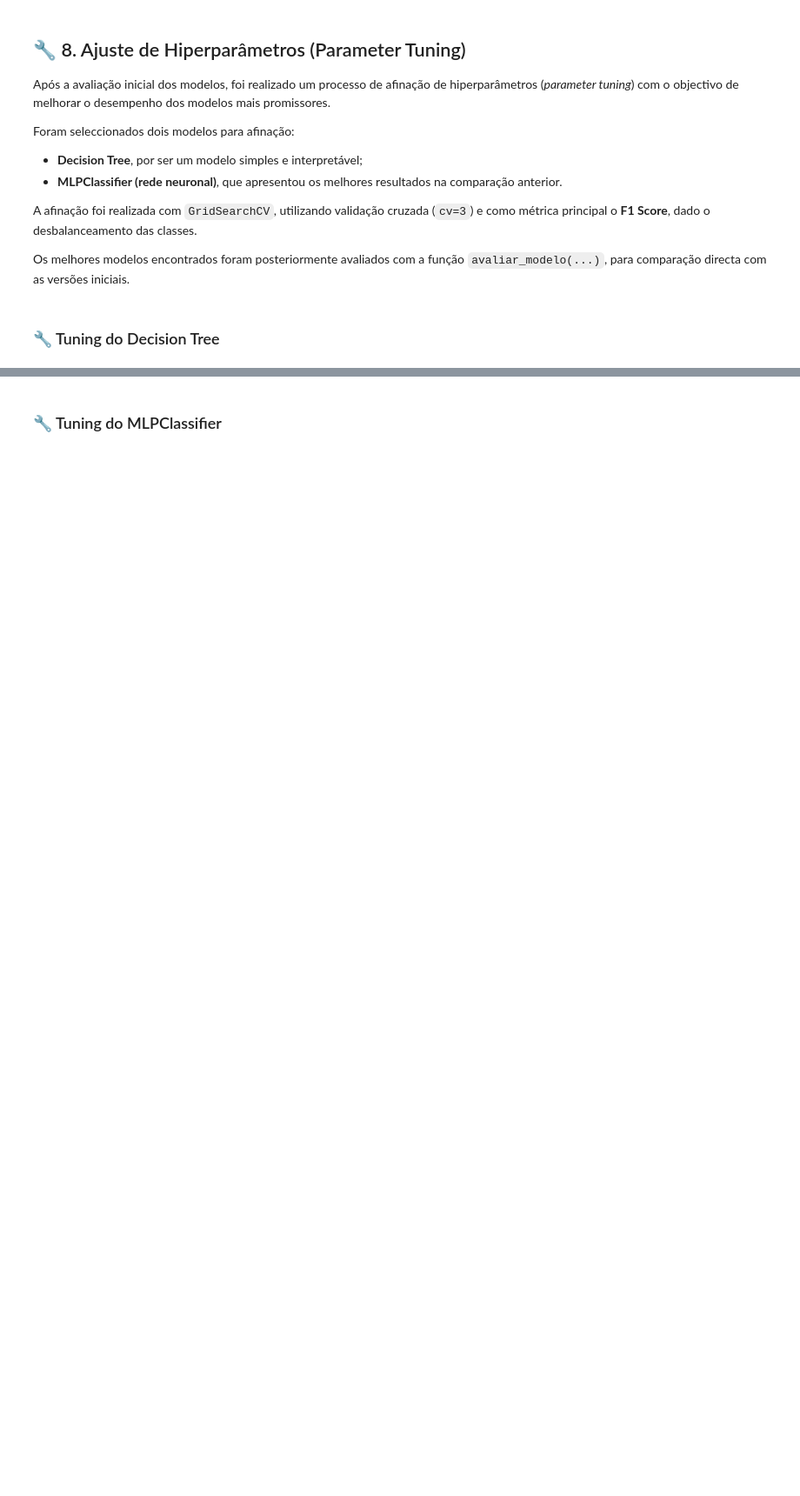
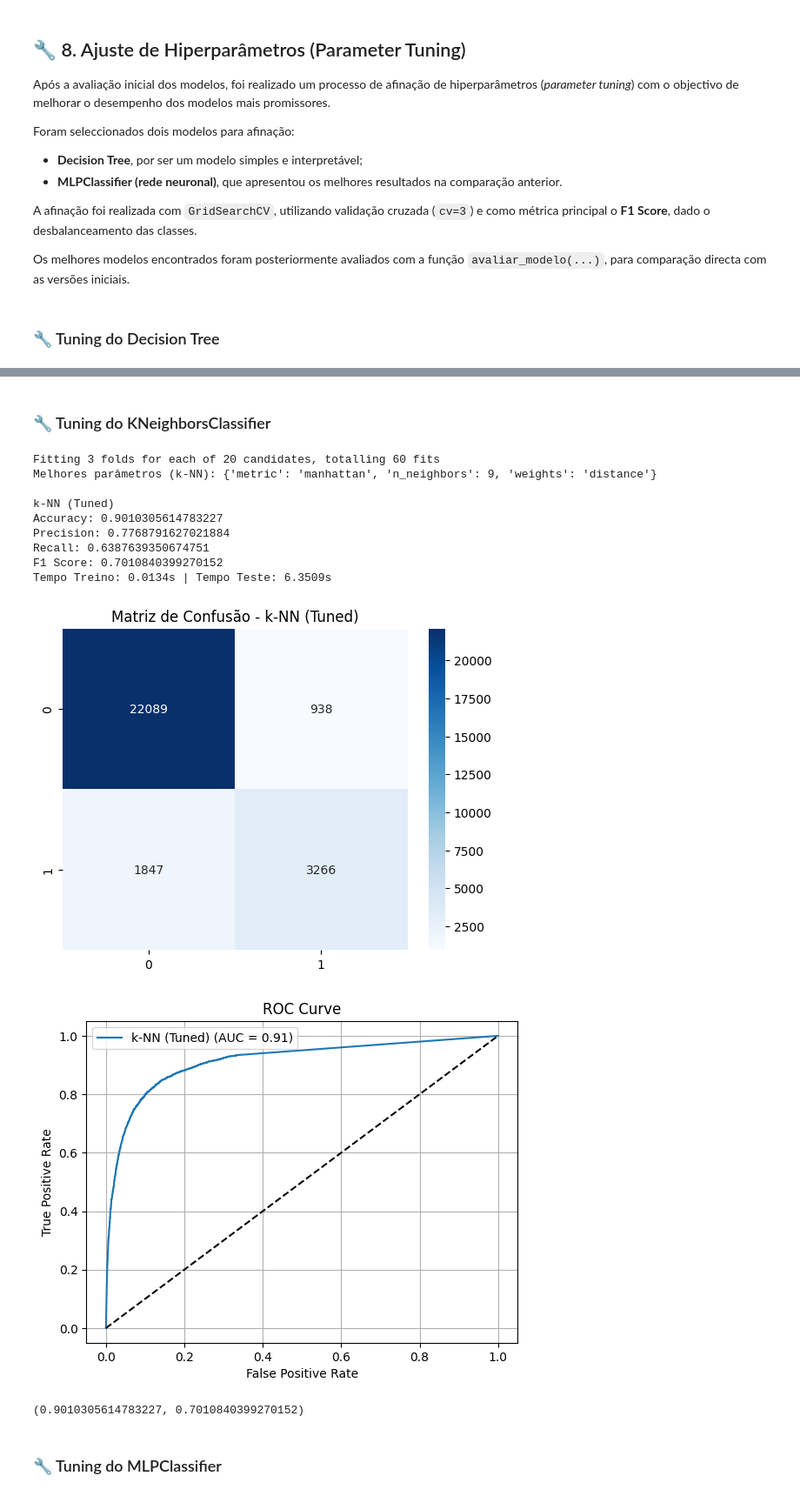
Before and after one commit to franciscoafonso04/IA-Vault, a Jupyter notebook: Project2/mental_health_A2_77.ipynb, the cells around one changed output, grey strips where cells are left out. Shown at 87% size. Saved outputs shown, nothing was run; the diff lists cells and outputs as text; code cells hidden in the pictures; blank space fills up the shorter version.

```diff
--- a/Project2/projeto_mental_health.ipynb
+++ b/Project2/mental_health_A2_77.ipynb
@@ -475,6 +475,42 @@ Tempo Treino: 0.3321s | Tempo Teste: 0.0037s
 [figure]
 [figure]
 (0.9280383795309168, 0.7993261321970072)
+# %% [markdown]
+### 🔧 Tuning do KNeighborsClassifier
+# %%
+from sklearn.neighbors import KNeighborsClassifier
+
+param_grid_knn = {
+    'n_neighbors': [3, 5, 7, 9, 11],
+    'weights': ['uniform', 'distance'],
+    'metric': ['euclidean', 'manhattan']
+}
+
+grid_knn = GridSearchCV(KNeighborsClassifier(),
+                        param_grid_knn,
+                        scoring='f1',
+                        cv=3,
+                        n_jobs=-1,
+                        verbose=1)
+
+grid_knn.fit(X_train, y_train)
+best_knn = grid_knn.best_estimator_
+
+print("Melhores parâmetros (k-NN):", grid_knn.best_params_)
+avaliar_modelo(best_knn, "k-NN (Tuned)")
+# %% [output]
+Fitting 3 folds for each of 20 candidates, totalling 60 fits
+Melhores parâmetros (k-NN): {'metric': 'manhattan', 'n_neighbors': 9, 'weights': 'distance'}
+
+k-NN (Tuned)
+Accuracy: 0.9010305614783227
+Precision: 0.7768791627021884
+Recall: 0.6387639350674751
+F1 Score: 0.7010840399270152
+Tempo Treino: 0.0134s | Tempo Teste: 6.3509s
+[figure, added]
+[figure, added]
+(0.9010305614783227, 0.7010840399270152)
 # %% [markdown]
 ### 🔧 Tuning do MLPClassifier
 # %%
```
Also changed, not shown: parts of 5 cells of this notebook.
